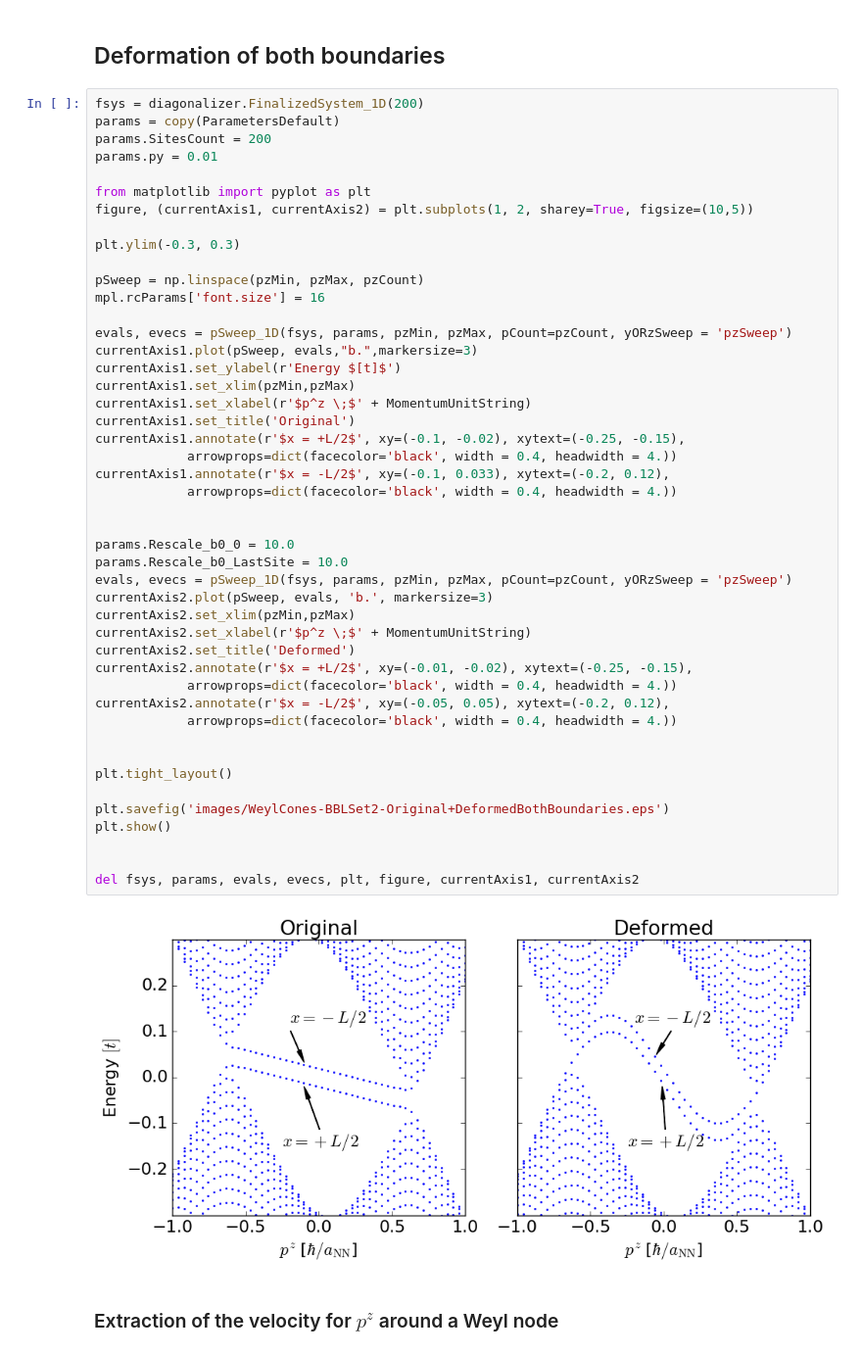
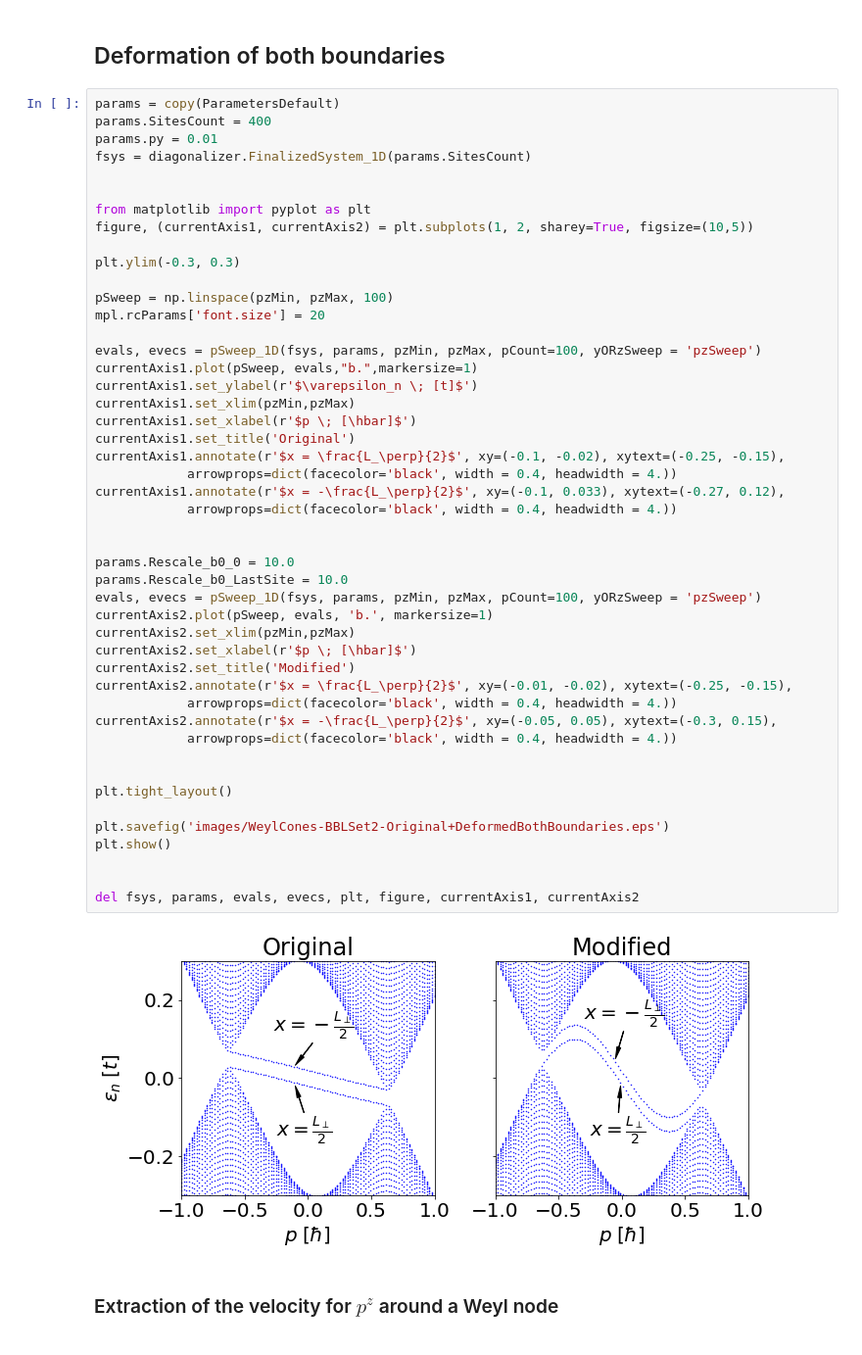
Before and after one commit to Artem-Ivashko/Vazifeh-Franz-magnetic-field, a Jupyter notebook: BBL-set-2.ipynb, the cells around one changed output. Shown: that part at 98% size. Drawn from its saved outputs; the diff is of its cells as text.

```diff
--- a/BBL-set-2.ipynb
+++ b/BBL-set-2.ipynb
@@ -342,53 +342,54 @@ del fsys, params, evals, evecs, plt, figure, currentAxis1, currentAxis2
 # %% [markdown]
 ## Deformation of both boundaries
 # %%
-fsys = diagonalizer.FinalizedSystem_1D(200)
 params = copy(ParametersDefault)
-params.SitesCount = 200
+params.SitesCount = 400
 params.py = 0.01
+fsys = diagonalizer.FinalizedSystem_1D(params.SitesCount)
+
 
 from matplotlib import pyplot as plt
 figure, (currentAxis1, currentAxis2) = plt.subplots(1, 2, sharey=True, figsize=(10,5))
 
 plt.ylim(-0.3, 0.3)
 
-pSweep = np.linspace(pzMin, pzMax, pzCount)
-mpl.rcParams['font.size'] = 16
+pSweep = np.linspace(pzMin, pzMax, 100)
+mpl.rcParams['font.size'] = 20
 
-evals, evecs = pSweep_1D(fsys, params, pzMin, pzMax, pCount=pzCount, yORzSweep = 'pzSweep')
-currentAxis1.plot(pSweep, evals,"b.",markersize=3)
-currentAxis1.set_ylabel(r'Energy $[t]$')
+evals, evecs = pSweep_1D(fsys, params, pzMin, pzMax, pCount=100, yORzSweep = 'pzSweep')
+currentAxis1.plot(pSweep, evals,"b.",markersize=1)
+currentAxis1.set_ylabel(r'$\varepsilon_n \; [t]$')
 currentAxis1.set_xlim(pzMin,pzMax)
-currentAxis1.set_xlabel(r'$p^z \;$' + MomentumUnitString)
+currentAxis1.set_xlabel(r'$p \; [\hbar]$')
 currentAxis1.set_title('Original')
-currentAxis1.annotate(r'$x = +L/2$', xy=(-0.1, -0.02), xytext=(-0.25, -0.15),
+currentAxis1.annotate(r'$x = \frac{L_\perp}{2}$', xy=(-0.1, -0.02), xytext=(-0.25, -0.15),
             arrowprops=dict(facecolor='black', width = 0.4, headwidth = 4.))
-currentAxis1.annotate(r'$x = -L/2$', xy=(-0.1, 0.033), xytext=(-0.2, 0.12),
+currentAxis1.annotate(r'$x = -\frac{L_\perp}{2}$', xy=(-0.1, 0.033), xytext=(-0.27, 0.12),
             arrowprops=dict(facecolor='black', width = 0.4, headwidth = 4.))
 
 
 params.Rescale_b0_0 = 10.0
 params.Rescale_b0_LastSite = 10.0
-evals, evecs = pSweep_1D(fsys, params, pzMin, pzMax, pCount=pzCount, yORzSweep = 'pzSweep')
-currentAxis2.plot(pSweep, evals, 'b.', markersize=3)
+evals, evecs = pSweep_1D(fsys, params, pzMin, pzMax, pCount=100, yORzSweep = 'pzSweep')
+currentAxis2.plot(pSweep, evals, 'b.', markersize=1)
 currentAxis2.set_xlim(pzMin,pzMax)
-currentAxis2.set_xlabel(r'$p^z \;$' + MomentumUnitString)
-currentAxis2.set_title('Deformed')
-currentAxis2.annotate(r'$x = +L/2$', xy=(-0.01, -0.02), xytext=(-0.25, -0.15),
+currentAxis2.set_xlabel(r'$p \; [\hbar]$')
+currentAxis2.set_title('Modified')
+currentAxis2.annotate(r'$x = \frac{L_\perp}{2}$', xy=(-0.01, -0.02), xytext=(-0.25, -0.15),
             arrowprops=dict(facecolor='black', width = 0.4, headwidth = 4.))
-currentAxis2.annotate(r'$x = -L/2$', xy=(-0.05, 0.05), xytext=(-0.2, 0.12),
+currentAxis2.annotate(r'$x = -\frac{L_\perp}{2}$', xy=(-0.05, 0.05), xytext=(-0.3, 0.15),
             arrowprops=dict(facecolor='black', width = 0.4, headwidth = 4.))
 
 
 plt.tight_layout()
 
 plt.savefig('images/WeylCones-BBLSet2-Original+DeformedBothBoundaries.eps')
 plt.show()
 
 
 del fsys, params, evals, evecs, plt, figure, currentAxis1, currentAxis2
 # %% [output]
-[figure, old version]
+[figure, new version]
 # %% [markdown]
 ### Extraction of the velocity for $p^z$ around a Weyl node
 # %%
```
Also changed, not shown: parts of 3 cells of this notebook, 1 other file.
